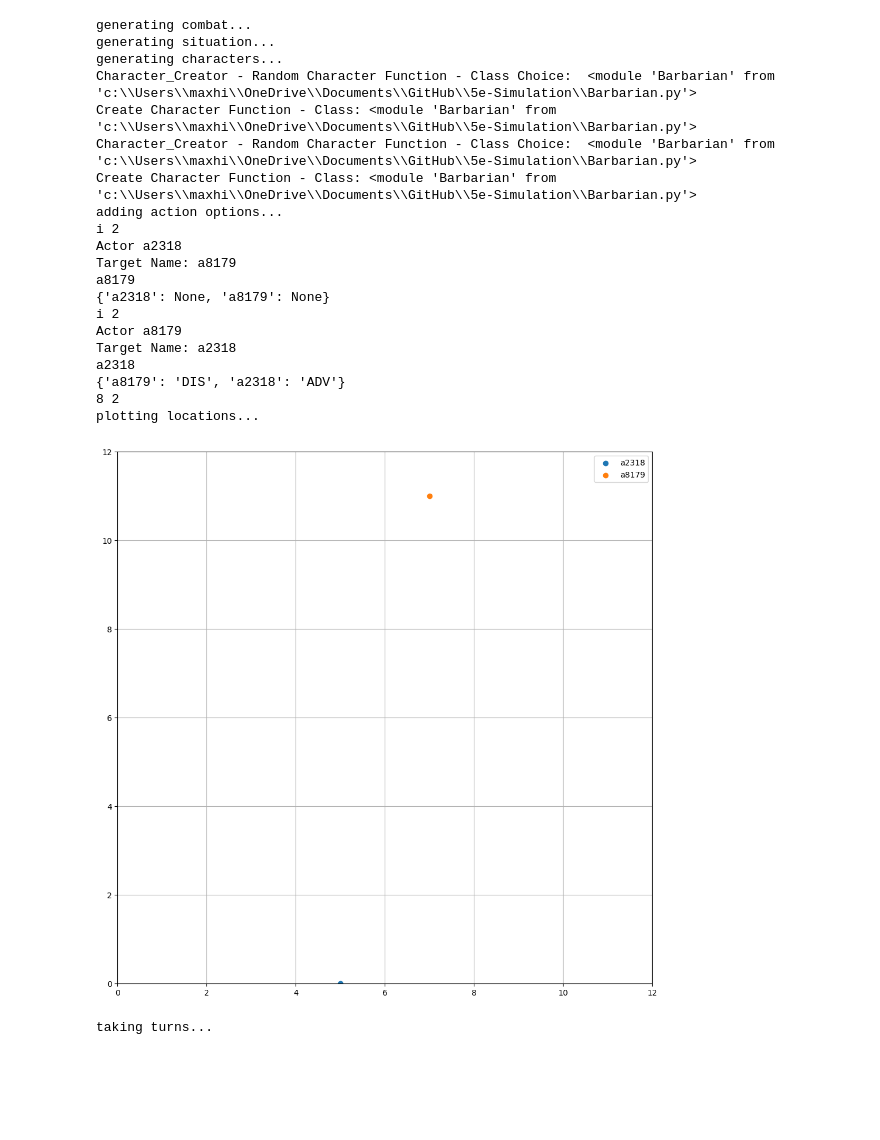
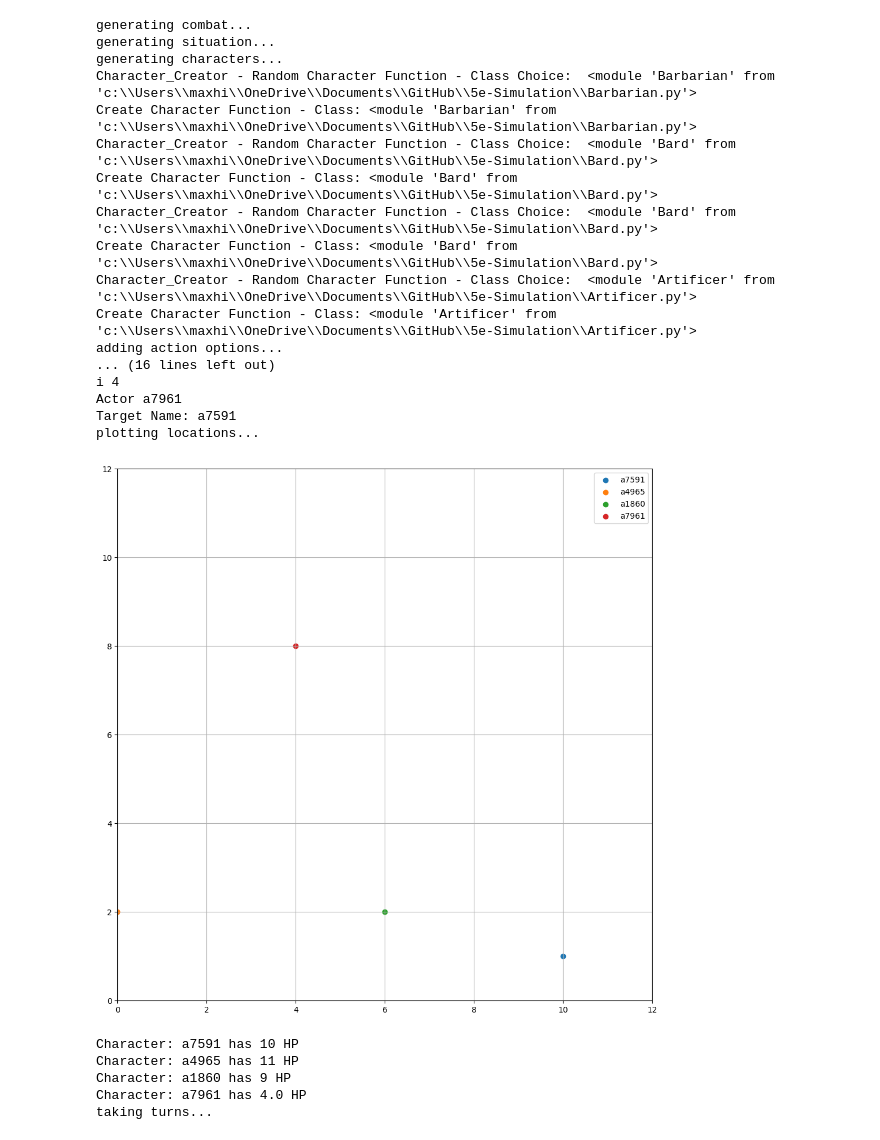
Before and after one commit to maxhightower/5e-Simulation, a Jupyter notebook: Combat Log.ipynb, the cells around one changed output. Drawn from its saved outputs; the diff is of its cells as text; code cells hidden in the pictures; blank space fills up the shorter version.

```diff
--- a/Combat Log.ipynb
+++ b/Combat Log.ipynb
@@ -201,9 +201,14 @@ def generate_combat(character_num):
     # attach the new_round dictionary to the combat_log_new dataframe using concat
     combat_log_new = pd.concat([combat_log_new,pd.DataFrame(first_row)],ignore_index=False)
 
+    for character in range(len(combat_situation)):
+        # print their starting health
+        print('Character: ' + combat_situation[character].Name + ' has ' + str(combat_situation[character].Current_HP) + ' HP')
+
     print('taking turns...')
     for Combat_Round in range(1,10):
         combat_round += 1
+
         for entity in range(len(combat_situation)):
             combat_log_new = pd.concat([combat_log_new,take_turn(combat_log_new,entity)], ignore_index=True, axis=0)
 
@@ -215,29 +220,30 @@ def generate_combat(character_num):
 # remove the number of columns limit
 pd.set_option('display.max_columns', None)
 # %%
-combat_log_new = generate_combat(2)
+combat_log_new = generate_combat(4)
 # %% [output]
 generating combat...
 generating situation...
 generating characters...
 Character_Creator - Random Character Function - Class Choice:  <module 'Barbarian' from 'c:\\Users\\maxhi\\OneDrive\\Documents\\GitHub\\5e-Simulation\\Barbarian.py'>
 Create Character Function - Class: <module 'Barbarian' from 'c:\\Users\\maxhi\\OneDrive\\Documents\\GitHub\\5e-Simulation\\Barbarian.py'>
-Character_Creator - Random Character Function - Class Choice:  <module 'Barbarian' from 'c:\\Users\\maxhi\\OneDrive\\Documents\\GitHub\\5e-Simulation\\Barbarian.py'>
-Create Character Function - Class: <module 'Barbarian' from 'c:\\Users\\maxhi\\OneDrive\\Documents\\GitHub\\5e-Simulation\\Barbarian.py'>
+Character_Creator - Random Character Function - Class Choice:  <module 'Bard' from 'c:\\Users\\maxhi\\OneDrive\\Documents\\GitHub\\5e-Simulation\\Bard.py'>
+Create Character Function - Class: <module 'Bard' from 'c:\\Users\\maxhi\\OneDrive\\Documents\\GitHub\\5e-Simulation\\Bard.py'>
+Character_Creator - Random Character Function - Class Choice:  <module 'Bard' from 'c:\\Users\\maxhi\\OneDrive\\Documents\\GitHub\\5e-Simulation\\Bard.py'>
+Create Character Function - Class: <module 'Bard' from 'c:\\Users\\maxhi\\OneDrive\\Documents\\GitHub\\5e-Simulation\\Bard.py'>
+Character_Creator - Random Character Function - Class Choice:  <module 'Artificer' from 'c:\\Users\\maxhi\\OneDrive\\Documents\\GitHub\\5e-Simulation\\Artificer.py'>
+Create Character Function - Class: <module 'Artificer' from 'c:\\Users\\maxhi\\OneDrive\\Documents\\GitHub\\5e-Simulation\\Artificer.py'>
 adding action options...
-i 2
-Actor a2318
-Target Name: a8179
-a8179
-{'a2318': None, 'a8179': None}
-i 2
-Actor a8179
-Target Name: a2318
-a2318
-{'a8179': 'DIS', 'a2318': 'ADV'}
-8 2
+... (16 lines left out)
+i 4
+Actor a7961
+Target Name: a7591
 plotting locations...
-[figure, old version]
+[figure, new version]
+Character: a7591 has 10 HP
+Character: a4965 has 11 HP
+Character: a1860 has 9 HP
+Character: a7961 has 4.0 HP
 taking turns...
 # %%
 combat_log_new
```
Also changed, not shown: parts of 2 cells of this notebook, 1 other file.
